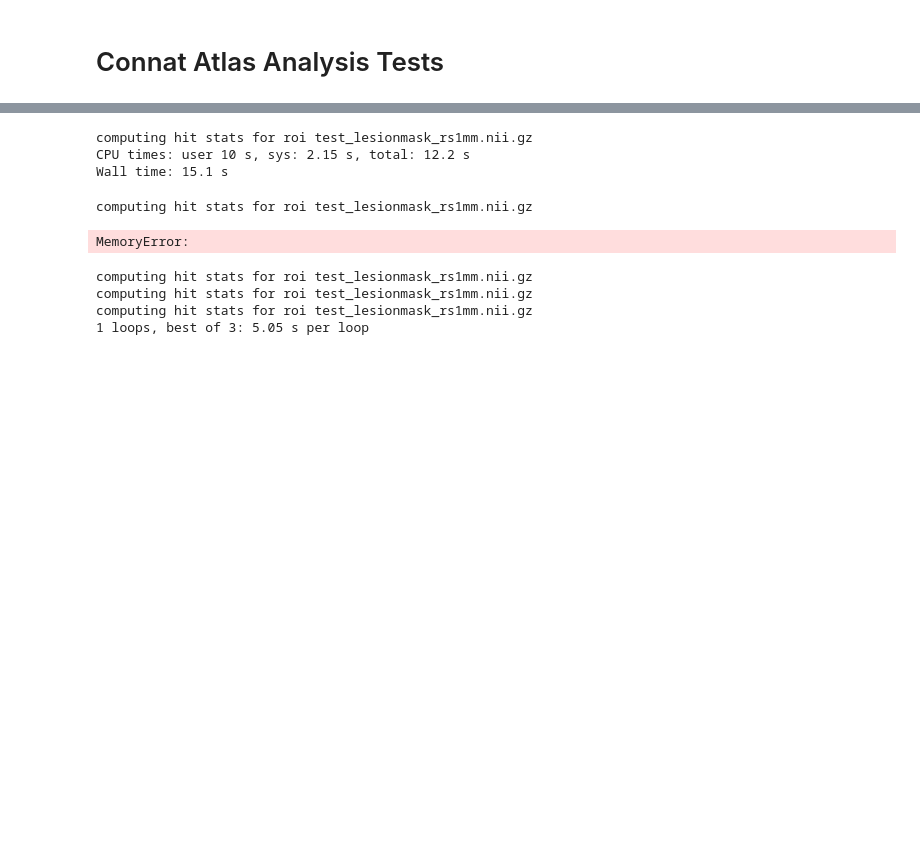
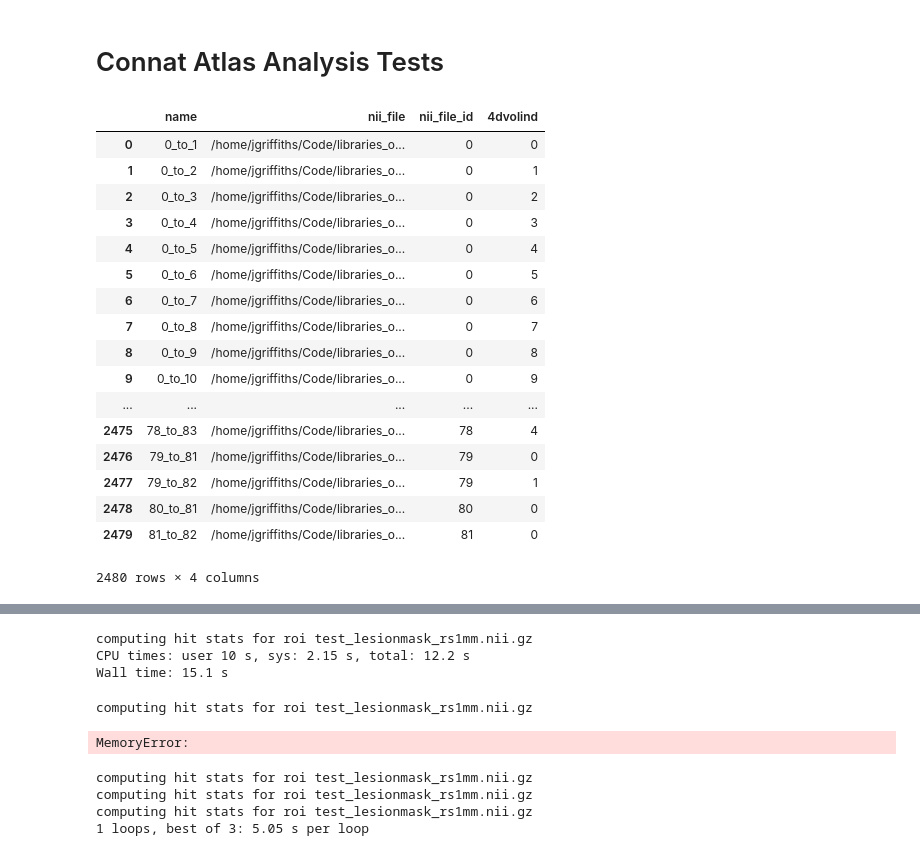
Before and after one commit to JohnGriffiths/ConWhAt_OLD, a Jupyter notebook: ConWhAt/scratch/tempfile.ipynb, the cells around one changed output, grey strips where cells are left out. Saved outputs shown, nothing was run; the diff lists cells and outputs as text; code cells hidden in the pictures; blank space fills up the shorter version.

```diff
--- a/ConWhAt/scratch/tempfile.ipynb
+++ b/ConWhAt/scratch/tempfile.ipynb
@@ -23,0 +23,21 @@ va.at_dir = at_dir
+# %%
+va.image_file_mappings
+# %% [output]
+|  | name | nii_file | nii_file_id | 4dvolind |
+| 0 | 0_to_1 | /home/jgriffiths/Code/libraries_o... | 0 | 0 |
+| 1 | 0_to_2 | /home/jgriffiths/Code/libraries_o... | 0 | 1 |
+| 2 | 0_to_3 | /home/jgriffiths/Code/libraries_o... | 0 | 2 |
+| 3 | 0_to_4 | /home/jgriffiths/Code/libraries_o... | 0 | 3 |
+| 4 | 0_to_5 | /home/jgriffiths/Code/libraries_o... | 0 | 4 |
+| 5 | 0_to_6 | /home/jgriffiths/Code/libraries_o... | 0 | 5 |
+| 6 | 0_to_7 | /home/jgriffiths/Code/libraries_o... | 0 | 6 |
+| 7 | 0_to_8 | /home/jgriffiths/Code/libraries_o... | 0 | 7 |
+| 8 | 0_to_9 | /home/jgriffiths/Code/libraries_o... | 0 | 8 |
+| 9 | 0_to_10 | /home/jgriffiths/Code/libraries_o... | 0 | 9 |
+| ... | ... | ... | ... | ... |
+| 2475 | 78_to_83 | /home/jgriffiths/Code/libraries_o... | 78 | 4 |
+| 2476 | 79_to_81 | /home/jgriffiths/Code/libraries_o... | 79 | 0 |
+| 2477 | 79_to_82 | /home/jgriffiths/Code/libraries_o... | 79 | 1 |
+| 2478 | 80_to_81 | /home/jgriffiths/Code/libraries_o... | 80 | 0 |
+| 2479 | 81_to_82 | /home/jgriffiths/Code/libraries_o... | 81 | 0 |
+2480 rows × 4 columns
```
Also changed, not shown: parts of 35 cells of this notebook.
